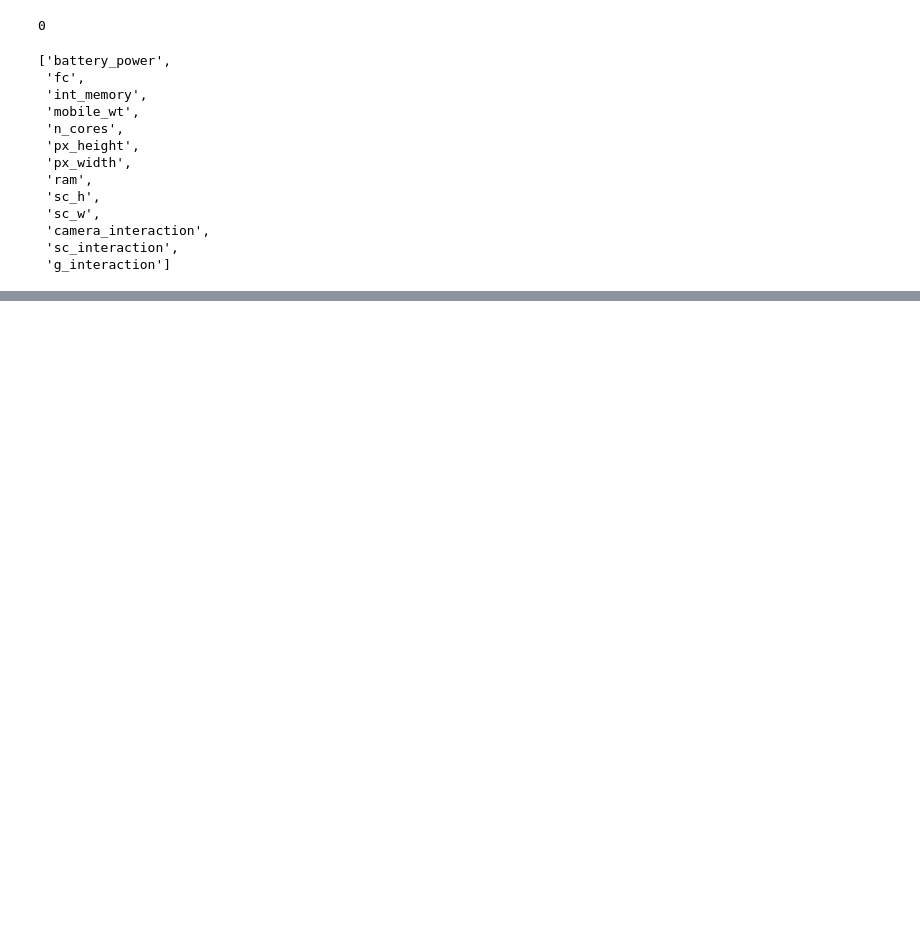
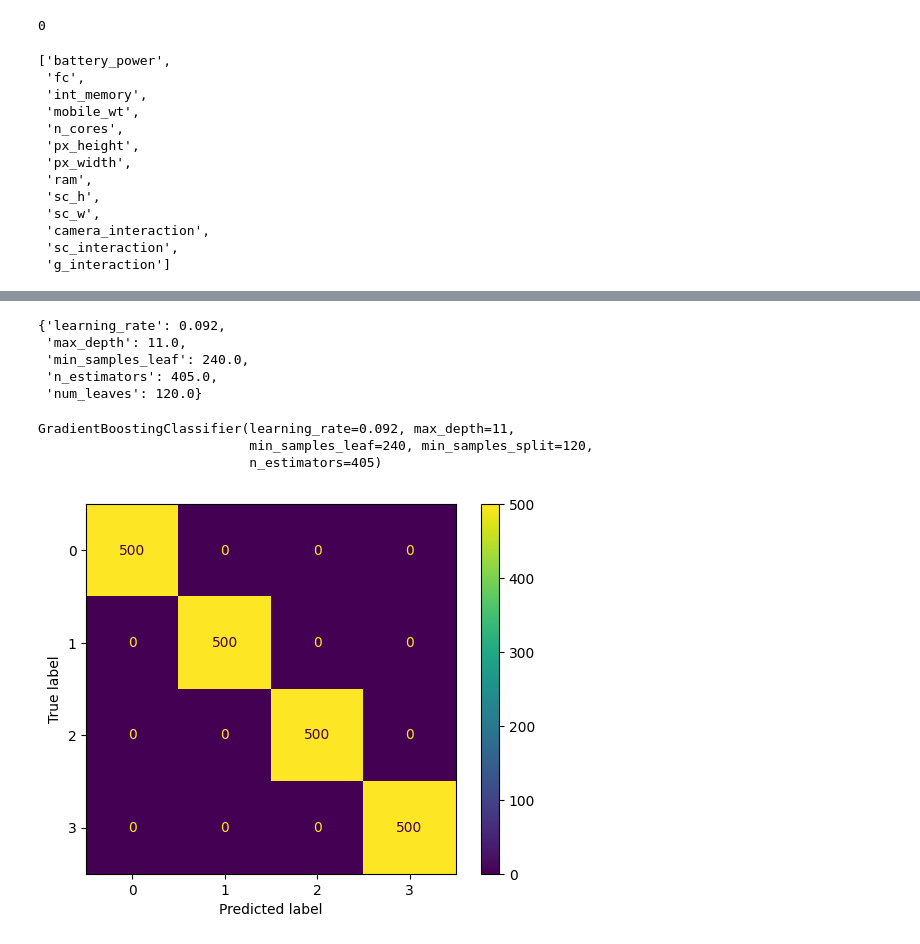
Before and after one commit to Ezzaldin97/dvc-mlops-workflow, a Jupyter notebook: dev/model-dev.ipynb, the cells around one changed output, grey strips where cells are left out. Cells and saved outputs as stored; diff of their text form; code cells hidden in the pictures; blank space fills up the shorter version.

```diff
--- a/dev/model-dev.ipynb
+++ b/dev/model-dev.ipynb
@@ -169,0 +170,24 @@ F1-SCORE: -0.92
+# %%
+best_res
+# %% [output]
+{'learning_rate': 0.092,
+ 'max_depth': 11.0,
+ 'min_samples_leaf': 240.0,
+ 'n_estimators': 405.0,
+ 'num_leaves': 120.0}
+# %%
+params = {'learning_rate': 0.092,'max_depth': 11,'min_samples_leaf': 240,'n_estimators': 405,'min_samples_split': 120}
+booster = GradientBoostingClassifier(**params)
+booster.fit(X[best_features], y)
+# %% [output]
+GradientBoostingClassifier(learning_rate=0.092, max_depth=11,
+                           min_samples_leaf=240, min_samples_split=120,
+                           n_estimators=405)
+# %%
+import matplotlib.pyplot as plt
+preds = booster.predict(X[best_features])
+cm = confusion_matrix(y, preds, labels = y.unique())
+ConfusionMatrixDisplay.from_predictions(y, preds)
+plt.show()
+# %% [output]
+[figure, added]
```
Also changed, not shown: parts of 6 cells of this notebook.
